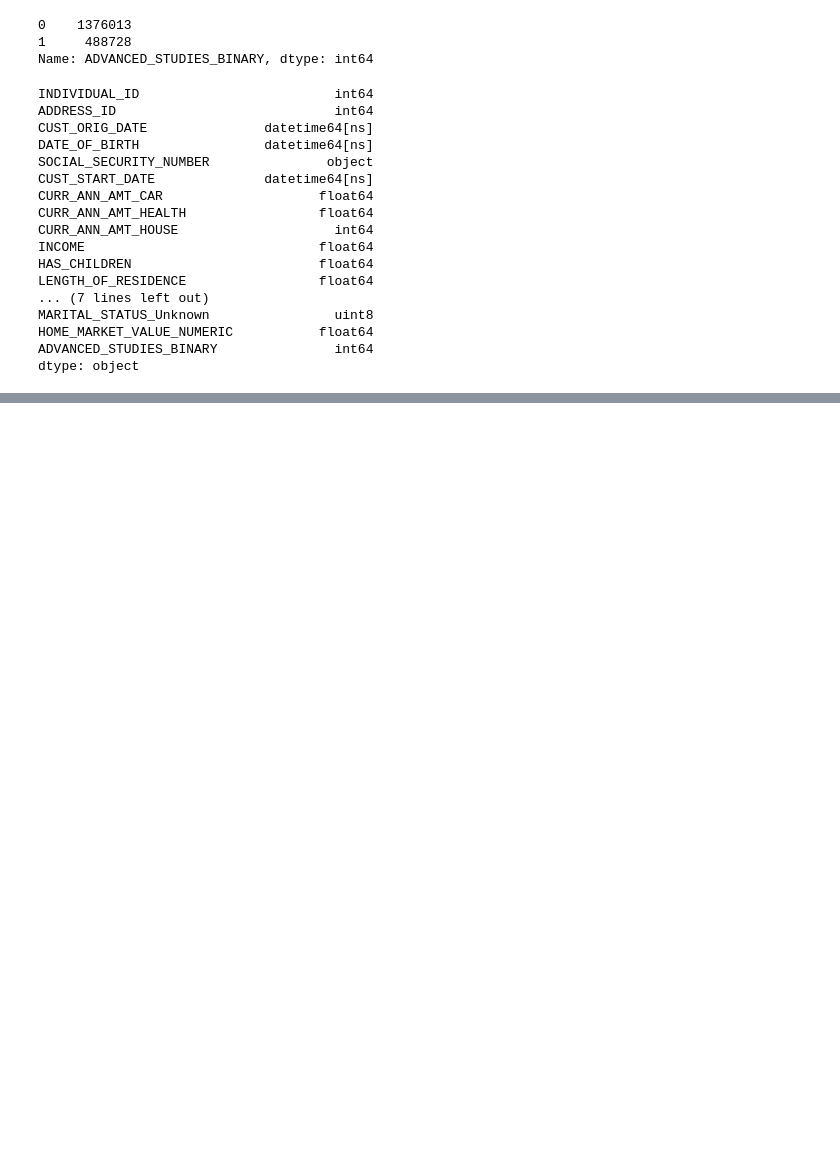
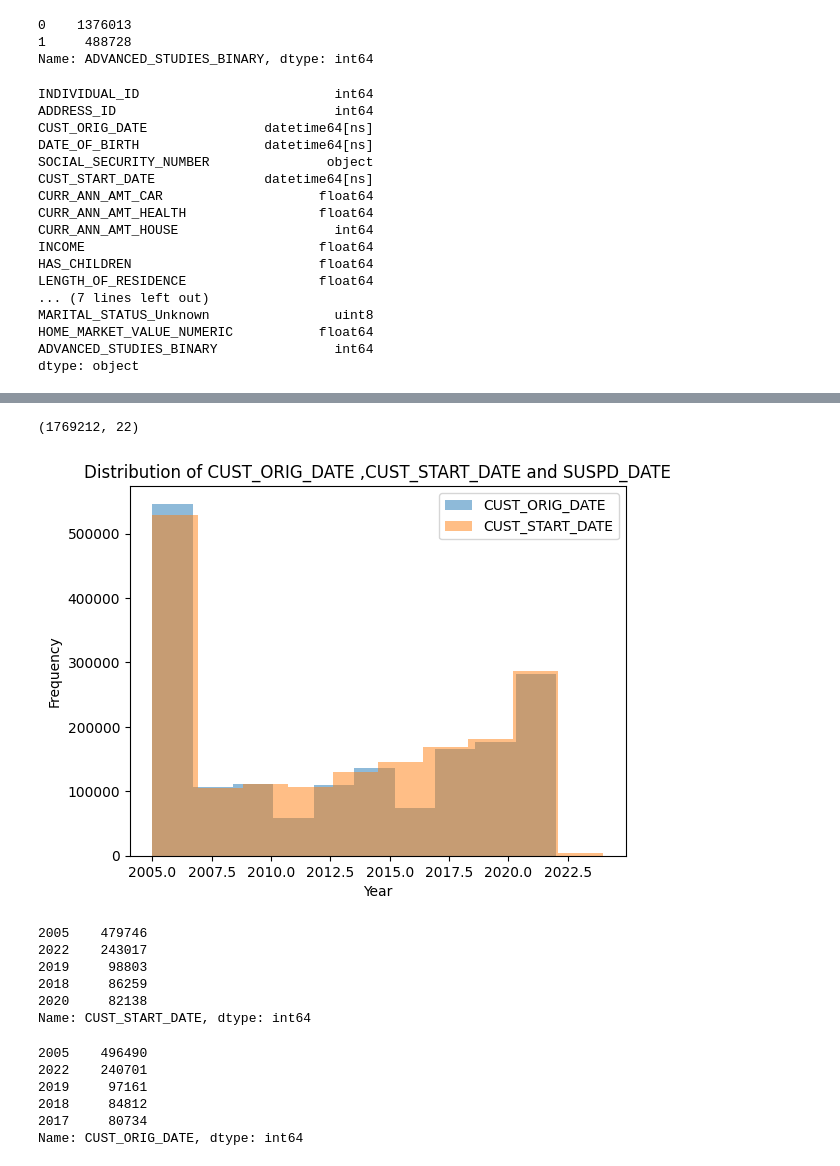
Before and after one commit to fabrizi0rigodanz0/Insurance_Analysis_ML, a Jupyter notebook: notebook.ipynb, the cells around one changed output, grey strips where cells are left out. Cells and saved outputs as stored; diff of their text form; code cells hidden in the pictures; blank space fills up the shorter version.

```diff
--- a/notebook.ipynb
+++ b/notebook.ipynb
@@ -750,0 +821,43 @@ dtype: object
+# %%
+# Remove records with a CUST_START_DATE in the future
+df = df[df['CUST_START_DATE'] <= datetime.now()]
+
+# Remove records where CUST_START_DATE is before CUST_ORIG_DATE
+df = df[df['CUST_START_DATE'] >= df['CUST_ORIG_DATE']]
+# %%
+df.shape
+# %% [output]
+(1769212, 22)
+# %%
+# Distribution of CUST_ORIG_DATE
+df['CUST_ORIG_DATE'].dt.year.plot(kind='hist', alpha=0.5, label='CUST_ORIG_DATE')
+
+# Distribution of CUST_START_DATE
+df['CUST_START_DATE'].dt.year.plot(kind='hist', alpha=0.5, label='CUST_START_DATE')
+
+plt.xlabel('Year')
+plt.ylabel('Frequency')
+plt.title('Distribution of CUST_ORIG_DATE ,CUST_START_DATE and SUSPD_DATE')
+plt.legend()
+plt.show()
+# %% [output]
+[figure, added]
+# %%
+#see most common value of cust_start_date and cust_orig_date
+df['CUST_START_DATE'].dt.year.value_counts().head()
+# %% [output]
+2005    479746
+2022    243017
+2019     98803
+2018     86259
+2020     82138
+Name: CUST_START_DATE, dtype: int64
+# %%
+df['CUST_ORIG_DATE'].dt.year.value_counts().head()
+# %% [output]
+2005    496490
+2022    240701
+2019     97161
+2018     84812
+2017     80734
+Name: CUST_ORIG_DATE, dtype: int64
```
Also changed, not shown: parts of 15 cells of this notebook.
